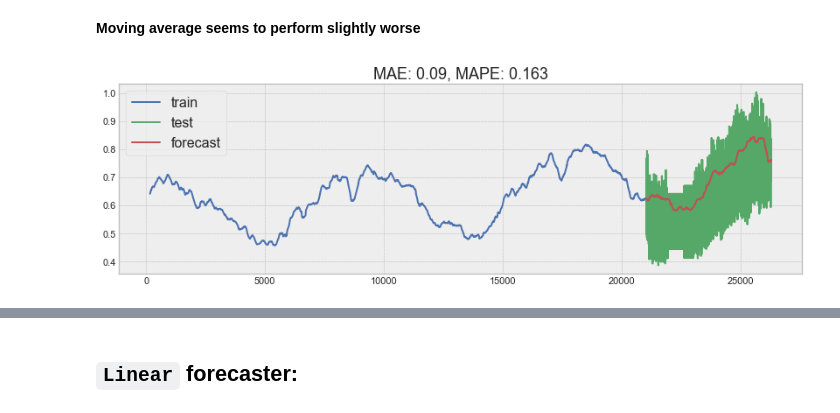
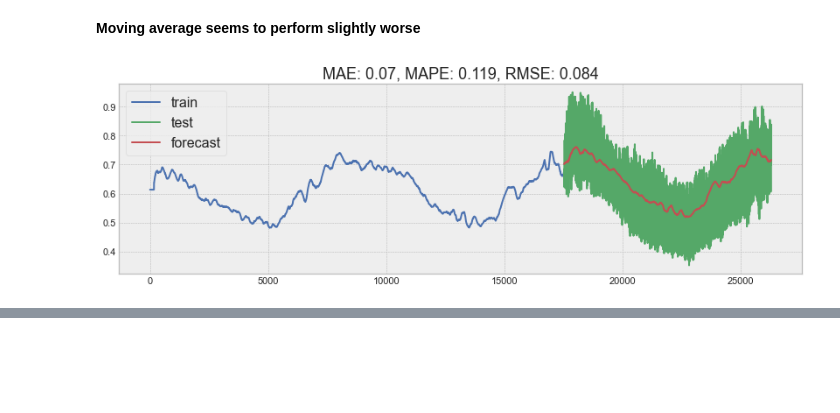
Before and after one commit to A-R-Yazdi/Remote-communities-, a Jupyter notebook: notebooks/Univariate_TimeSeries_forecasting_LingJun.ipynb, the cells around one changed output, grey strips where cells are left out. Cells and saved outputs as stored; diff of their text form; code cells hidden in the pictures; blank space fills up the shorter version.

```diff
--- a/notebooks/Univariate_TimeSeries_forecasting_LingJun.ipynb
+++ b/notebooks/Univariate_TimeSeries_forecasting_LingJun.ipynb
@@ -128,13 +137,13 @@ def tsplot(y, lags=None, figsize=(12, 7)):
 # %% [markdown]
 ## Split the data
 # %%
-s = df2.kw_cap
+s = df.kw_cap
 print(len(s))
 # %% [output]
 26280
 [interactive output not drawn]
 # %%
-test_len = int(len(s) * 0.2)
+test_len = 365 * 24
 s_train, s_test = temporal_train_test_split(s, test_size=test_len)
 test_len
 # %% [output]
@@ -154,9 +163,10 @@ def plot_forecast(series_train, series_test, forecast, forecast_int=None, extra_
 
     mae = mean_absolute_error(series_test, forecast)
     mape = mean_absolute_percentage_error(series_test, forecast)
+    rmse = sqrt(mean_squared_error(series_test, forecast))
 
     plt.figure(figsize=figsize)
-    plt.title(extra_title + f"MAE: {mae:.2f}, MAPE: {mape:.3f}", size=18)
+    plt.title(extra_title + f"MAE: {mae:.2f}, MAPE: {mape:.3f}, RMSE: {rmse:.3f}", size=18)
     series_train.plot(label=train_label, color="b")
     series_test.plot(label=test_label, color="g")
     forecast.index = series_test.index
@@ -172,7 +182,7 @@ def plot_forecast(series_train, series_test, forecast, forecast_int=None, extra_
     plt.legend(prop={"size": 16})
     plt.show()
 
-    return mae, mape
+    return mae, mape, rmse
 # %% [output]
 [interactive output not drawn]
 # %% [markdown]
@@ -292,7 +303,7 @@ def regular_forecaster(
     # forecasting, note the len(fh) must satisfy some requirements, here we have len(fh)= len(test)
     fh = np.arange(len(test)) + 1
     y_pred = forecaster.predict(fh=fh)
-    mae, mape = plot_forecast(
+    mae, mape, rmse = plot_forecast(
         train,
         test,
         y_pred,
@@ -301,7 +312,7 @@ def regular_forecaster(
         figsize=(14, 4),
     )
 
-    return mae, mape
+    return mae, mape, rmse
 # %% [output]
 [interactive output not drawn]
 # %%
@@ -338,17 +418,17 @@ __Moving average seems to perform slightly worse__
 # %%
 window_size = 24 * 7
 ma = moving_average_forecast(np.array(s), window_size)
 ma = pd.Series(ma, index=range(window_size, len(s)))
-# ma_train should be very close to s_train, it has to satisfy this relation:
-# (ma_train - s_train[window_size:]).sum()<<ma_train.sum()
-ma_train = ma[: -len(s_test)]
+# ma_train should be very close to s1_train, it has to satisfy this relation:
+# (ma_train - s1_train[window_size:]).sum()<<ma_train.sum()
+ma_train = pd.concat([pd.Series(ma.mean(), index=range(window_size)), ma])
 
-regressor = lgb.LGBMRegressor(n_estimators=100, learning_rate=0.05)
-forecaster = create_forecaster_w_desesonalizer(regressor, sp=365 * 24)
+regressor = LinearRegression()  # linearRegressor has scitype='tabular-regressor'
+forecaster = create_forecaster_w_desesonalizer(
+    regressor, sp=365 * 24, scitype="tabular-regressor"
+)
 
-_, _ = regular_forecaster(ma_train, s_test, forecaster, model_path=None)
+_, _, _ = regular_forecaster(ma_train, s_test, forecaster, model_path=None)
 # %% [output]
-[figure, old version]
+[figure, new version]
 [interactive output not drawn]
-# %% [markdown]
-## `Linear` forecaster:
```
Also changed, not shown: parts of 29 cells of this notebook, 6 other files.
